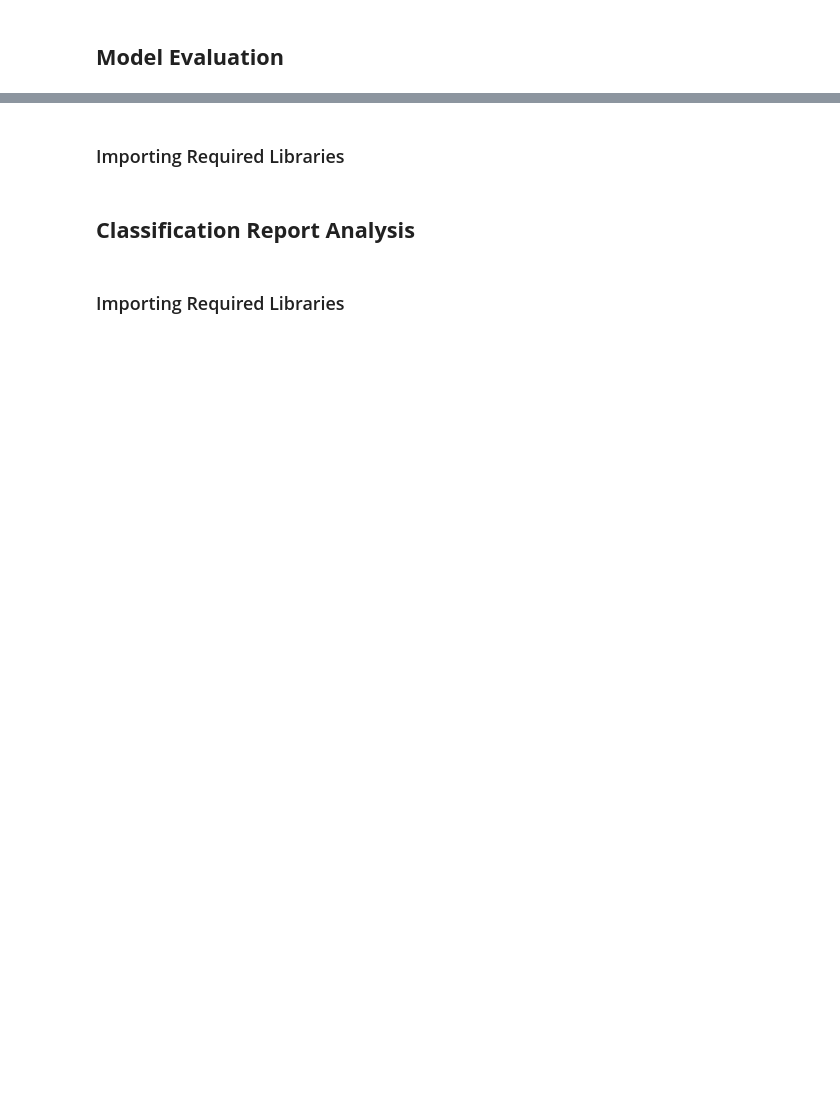
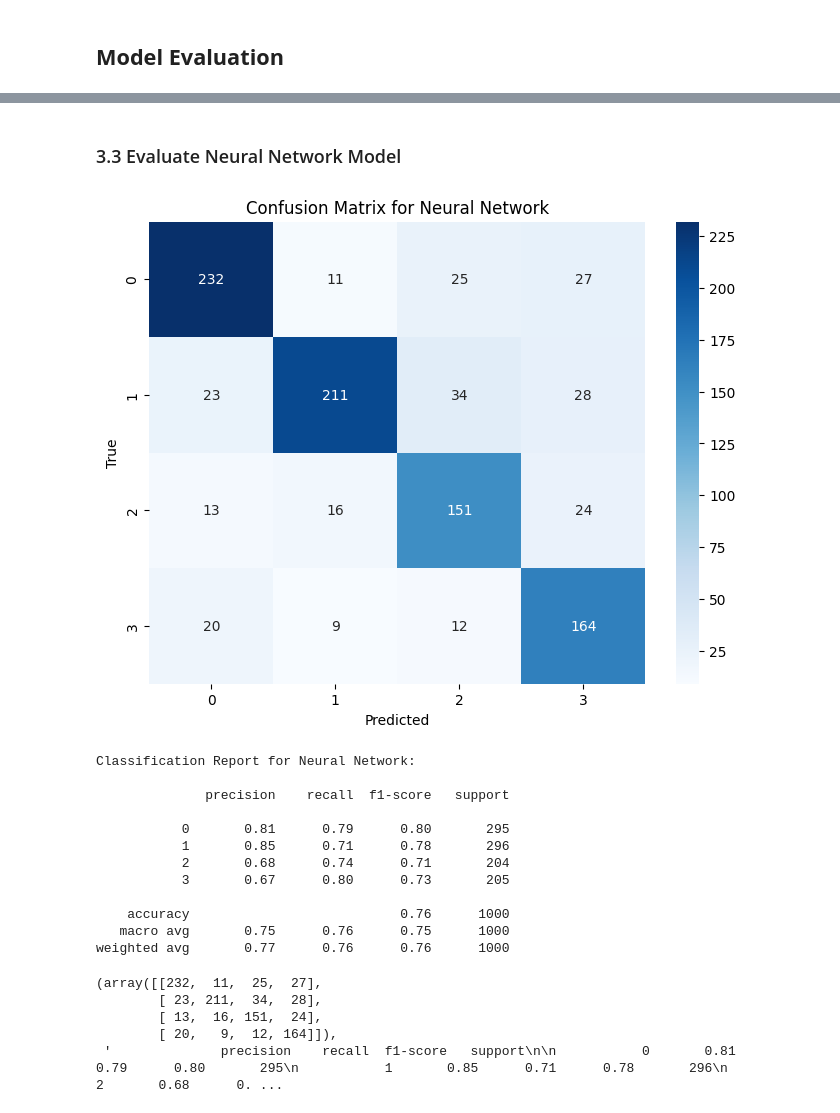
Before and after one commit to AbdelheqMokhtari/Machine_learning_Classification, a Jupyter notebook: Notebooks/Result_Visualisation.ipynb, the cells around one changed output, grey strips where cells are left out. Cells and saved outputs as stored; diff of their text form; code cells hidden in the pictures; blank space fills up the shorter version.

Commit message:
Compare different Models in the validation set

```diff
--- a/Notebooks/Result_Visualisation.ipynb
+++ b/Notebooks/Result_Visualisation.ipynb
@@ -103,8 +103,8 @@ import seaborn as sns
 ### 2.2 Loading the Models
 # %%
 # Load the trained models
-neural_network_model = load("../Models/Neural_Network.pkl")
-random_forest_model = load("../Models/random_forest.pkl")
+nn_model = load("../Models/Neural_Network.pkl")
+rf_model = load("../Models/random_forest.pkl")
 svm_model = load("../Models/svm_model.joblib")
 
 # Check if models are loaded correctly
@@ -133,6 +136,49 @@ NameError: name 'nn_model' is not defined
-# %% [markdown]
-### Importing Required Libraries
-# %% [markdown]
-## **Classification Report Analysis**
-# %% [markdown]
-### Importing Required Libraries
+# %%
+# Function to evaluate a model: confusion matrix and classification report
+def evaluate_model(model, X_test, y_test, model_name):
+    # Make predictions
+    y_pred = model.predict(X_test)
+
+    # Confusion Matrix
+    cm = confusion_matrix(y_test, y_pred)
+
+    # Classification Report
+    class_report = classification_report(y_test, y_pred)
+
+    # Plot Confusion Matrix
+    plt.figure(figsize=(8, 6))
+    sns.heatmap(cm, annot=True, fmt='d', cmap='Blues', xticklabels=model.classes_, yticklabels=model.classes_)
+    plt.title(f'Confusion Matrix for {model_name}')
+    plt.xlabel('Predicted')
+    plt.ylabel('True')
+    plt.show()
+
+    # Print Classification Report
+    print(f"Classification Report for {model_name}:\n")
+    print(class_report)
+
+    return cm, class_report
+# %% [markdown]
+### 3.3 Evaluate Neural Network Model
+# %%
+# Evaluate the Neural Network model
+evaluate_model(nn_model, X_scaled, y, "Neural Network")
+# %% [output]
+[figure, added]
+Classification Report for Neural Network:
+
+              precision    recall  f1-score   support
+
+           0       0.81      0.79      0.80       295
+           1       0.85      0.71      0.78       296
+           2       0.68      0.74      0.71       204
+           3       0.67      0.80      0.73       205
+
+    accuracy                           0.76      1000
+   macro avg       0.75      0.76      0.75      1000
+weighted avg       0.77      0.76      0.76      1000
+(array([[232,  11,  25,  27],
+        [ 23, 211,  34,  28],
+        [ 13,  16, 151,  24],
+        [ 20,   9,  12, 164]]),
+ '              precision    recall  f1-score   support\n\n           0       0.81      0.79      0.80       295\n           1       0.85      0.71      0.78       296\n           2       0.68      0. ...
```
Also changed, not shown: parts of 15 cells of this notebook.
